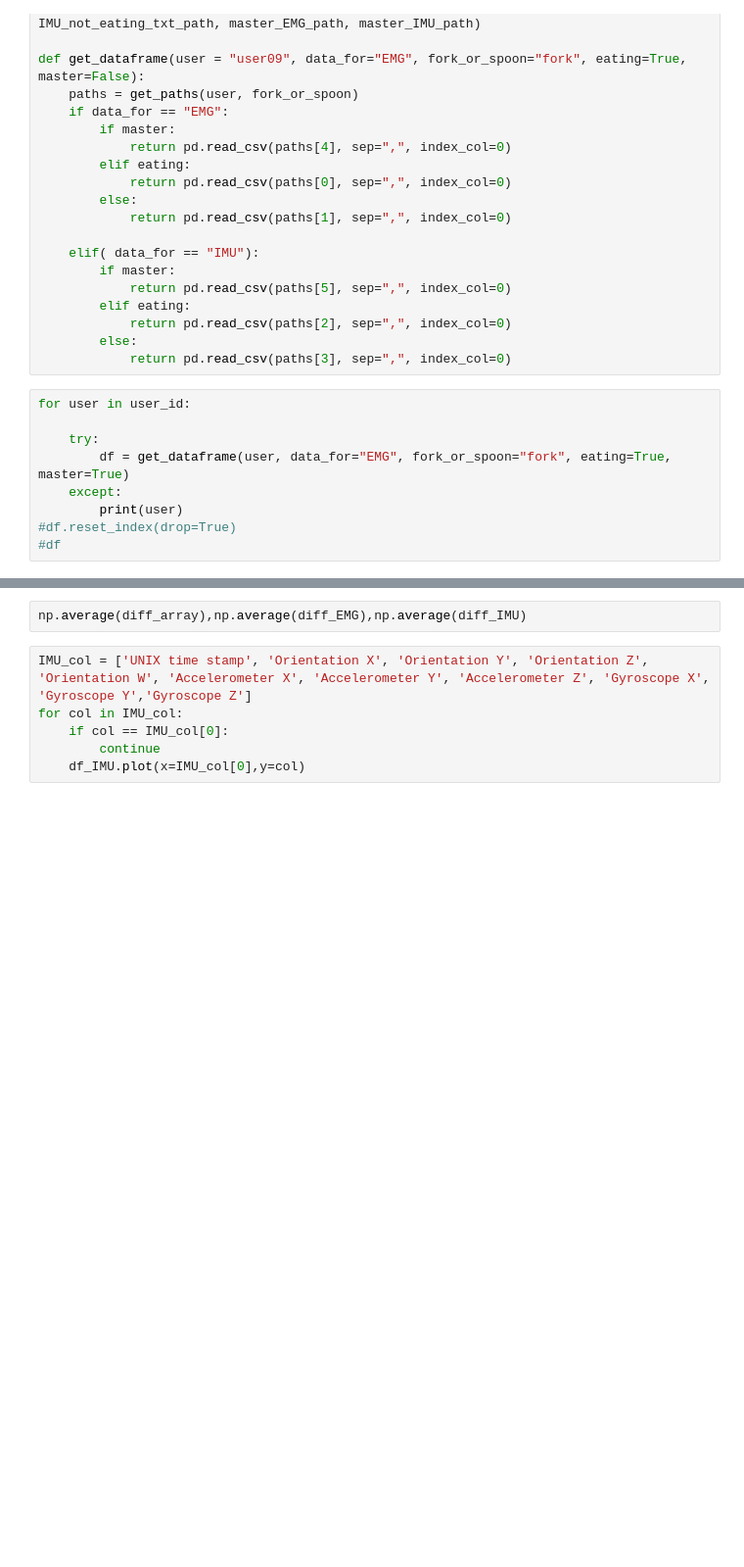
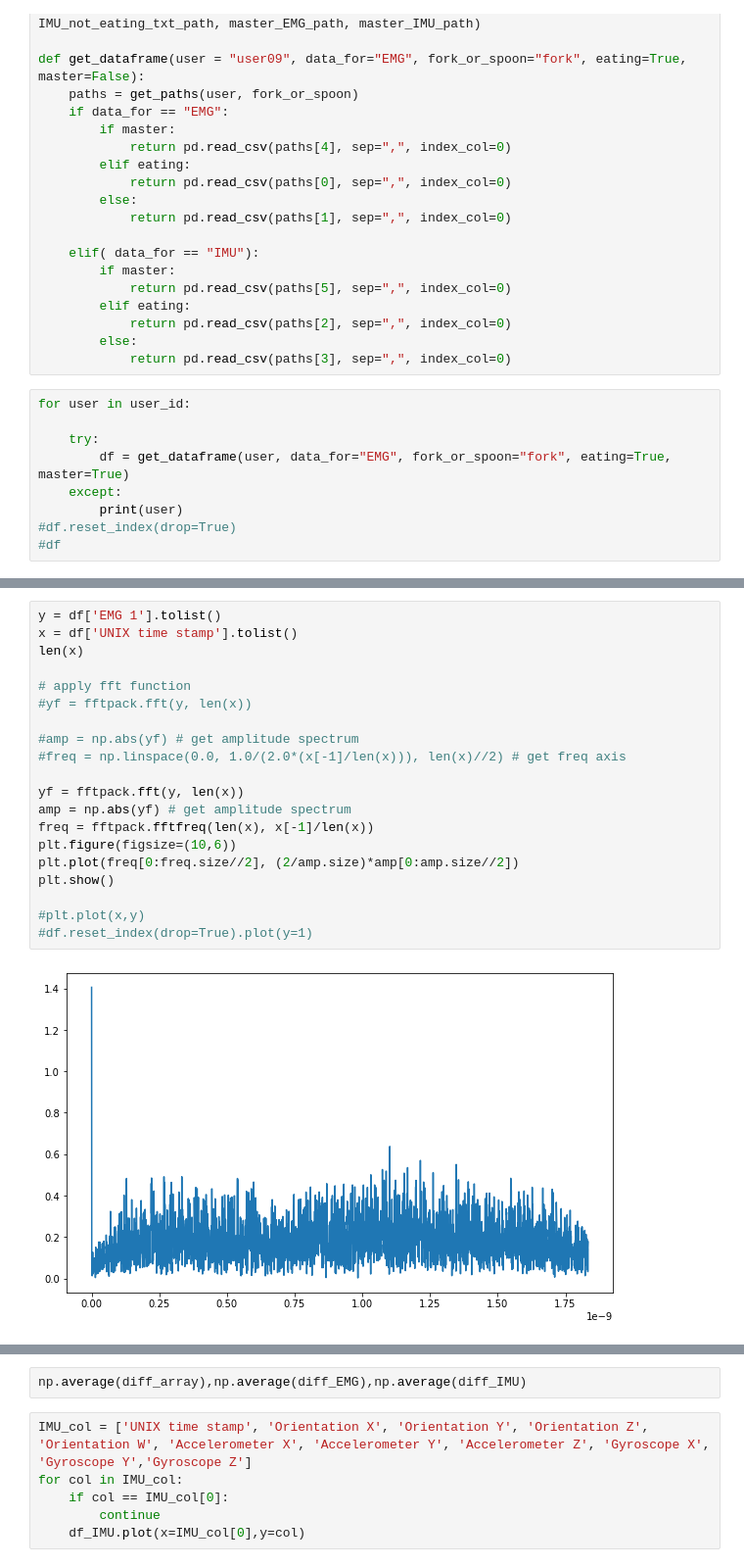
Before and after one commit to GiveThanksAlways/data-mining-project-1, a Jupyter notebook: feature_extraction.ipynb, the cells around one changed output, grey strips where cells are left out. Shown at 98% size. Drawn from its saved outputs; the diff is of its cells as text; blank space fills up the shorter version.

```diff
--- a/feature_extraction.ipynb
+++ b/feature_extraction.ipynb
@@ -58,0 +70,22 @@ for user in user_id:
+# %%
+y = df['EMG 1'].tolist()
+x = df['UNIX time stamp'].tolist()
+len(x)
+
+# apply fft function
+#yf = fftpack.fft(y, len(x))
+
+#amp = np.abs(yf) # get amplitude spectrum
+#freq = np.linspace(0.0, 1.0/(2.0*(x[-1]/len(x))), len(x)//2) # get freq axis
+
+yf = fftpack.fft(y, len(x))
+amp = np.abs(yf) # get amplitude spectrum
+freq = fftpack.fftfreq(len(x), x[-1]/len(x))
+plt.figure(figsize=(10,6))
+plt.plot(freq[0:freq.size//2], (2/amp.size)*amp[0:amp.size//2])
+plt.show()
+
+#plt.plot(x,y)
+#df.reset_index(drop=True).plot(y=1)
+# %% [output]
+[figure, added]
```
Also changed, not shown: parts of 6 cells of this notebook, 1 other file.
